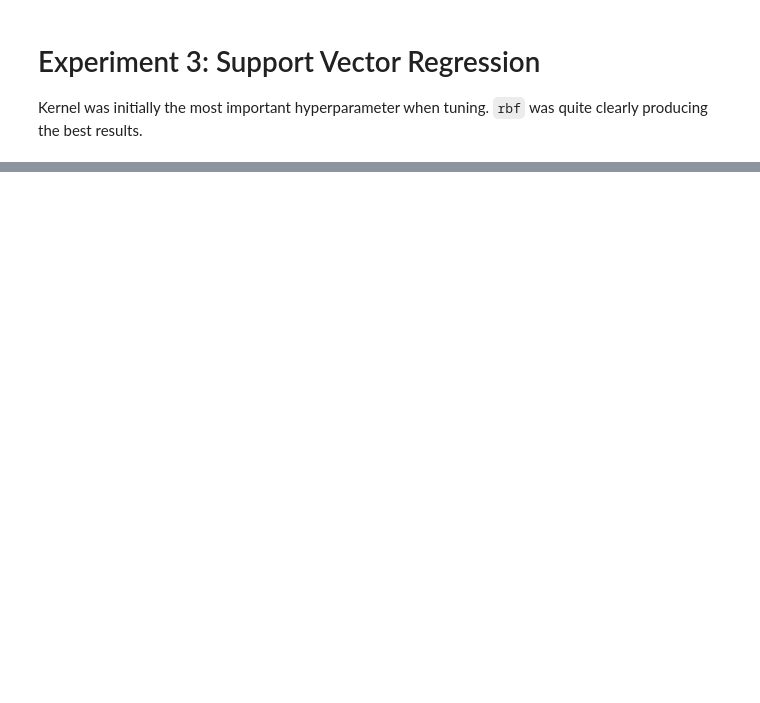
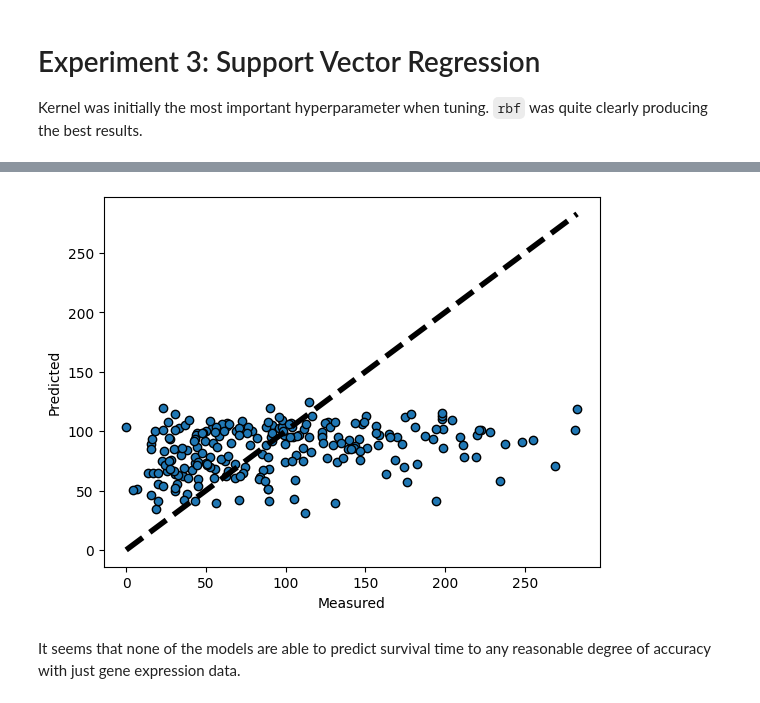
Before and after one commit to gitvan711/METABRIC_analysis, a Jupyter notebook: metabric_data_analysis.ipynb, the cells around one changed output, grey strips where cells are left out. Drawn from its saved outputs; the diff is of its cells as text; code cells hidden in the pictures; blank space fills up the shorter version.

```diff
--- a/metabric_data_analysis.ipynb
+++ b/metabric_data_analysis.ipynb
@@ -892,4 +745,8 @@ SVRmodel.fit(X_train, y_train)
 # Predictions
 y_pred = SVRmodel.predict(X_test)
 # %%
-utils.plot_predictions(y_test, y_pred)
+utils.plotPredictions(y_test, y_pred)
+# %% [output]
+[figure, added]
+# %% [markdown]
+It seems that none of the models are able to predict survival time to any reasonable degree of accuracy with just gene expression data.
```
Also changed, not shown: parts of 31 cells of this notebook, 1 other file.
